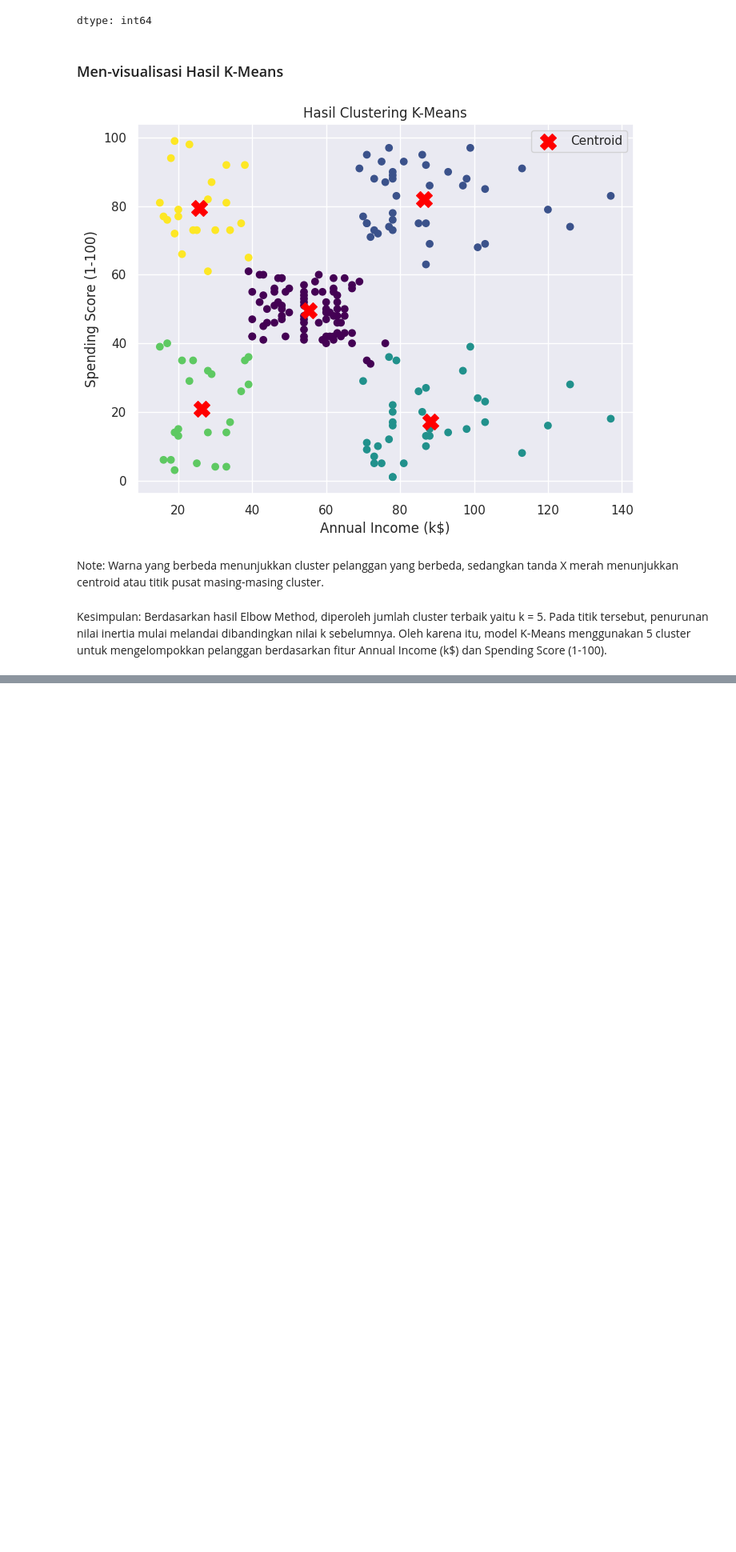
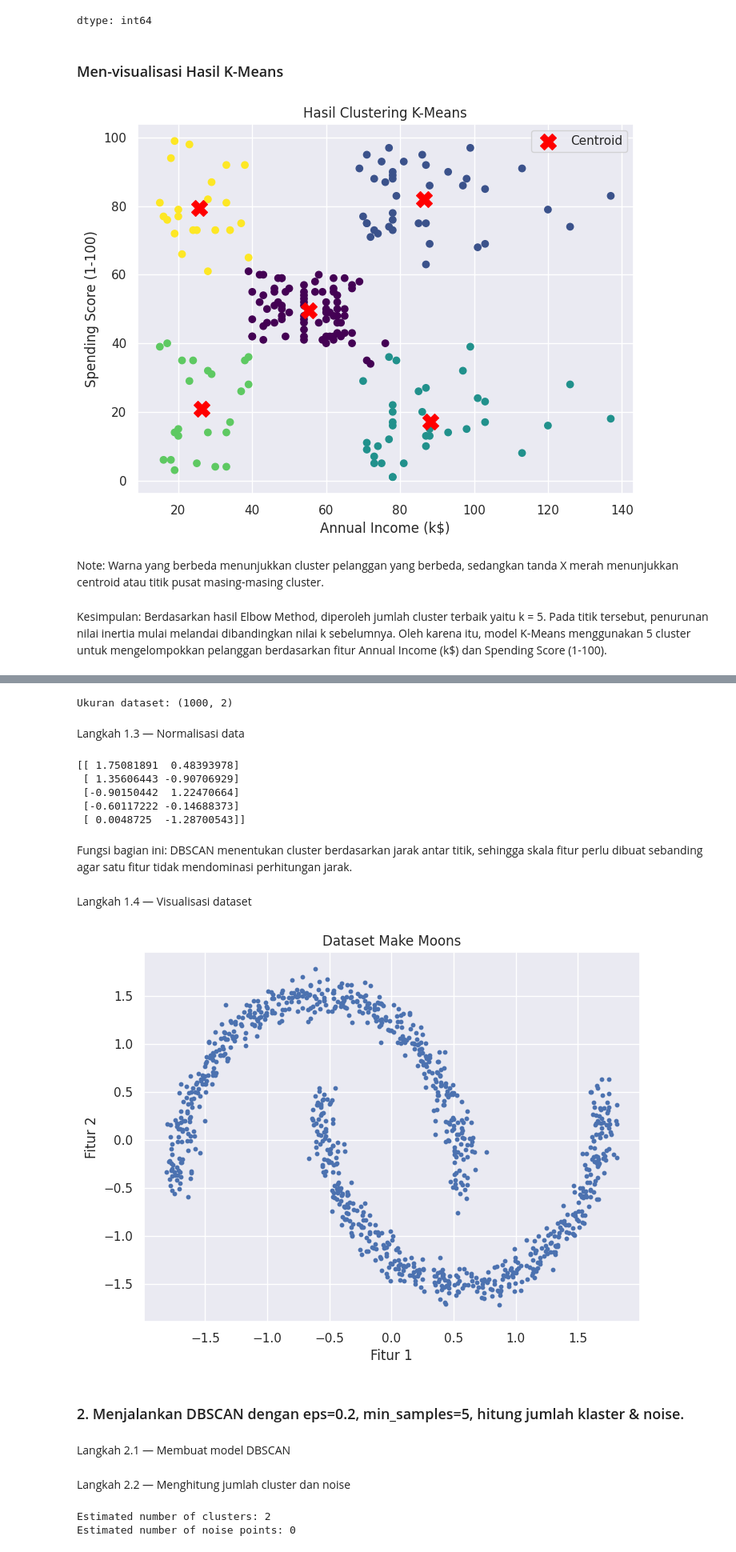
Before and after one commit to EsatovinVictoria/ML_Semester5_EsatovinEbenhaezerVictoria, a Jupyter notebook: Pertemuan_4/JS04_Klasterisasi.ipynb, the cells around one changed output, grey strips where cells are left out. Shown at 80% size. Cells and saved outputs as stored; diff of their text form; code cells hidden in the pictures; blank space fills up the shorter version.

Commit message:
Complete Week 4 Tugas Praktikum DBSCAN

```diff
--- a/Pertemuan_4/JS04_Klasterisasi.ipynb
+++ b/Pertemuan_4/JS04_Klasterisasi.ipynb
@@ -647,0 +665,52 @@ Kesimpulan: Berdasarkan hasil Elbow Method, diperoleh jumlah cluster terbaik yai
+# %%
+# Membuat dataset make_moons sebanyak 1000 sampel dengan noise 0.05
+X, labels_true = make_moons(
+    n_samples=1000,
+    noise=0.05,
+    random_state=0
+)
+
+# Menampilkan ukuran dataset
+print("Ukuran dataset:", X.shape)
+# %% [output]
+Ukuran dataset: (1000, 2)
+# %% [markdown]
+Langkah 1.3 — Normalisasi data
+# %%
+# Melakukan standardisasi agar kedua fitur memiliki skala yang sebanding
+X = StandardScaler().fit_transform(X)
+
+# Menampilkan 5 data pertama setelah standardisasi
+print(X[:5])
+# %% [output]
+[[ 1.75081891  0.48393978]
+ [ 1.35606443 -0.90706929]
+ [-0.90150442  1.22470664]
+ [-0.60117222 -0.14688373]
+ [ 0.0048725  -1.28700543]]
+# %% [markdown]
+Fungsi bagian ini: DBSCAN menentukan cluster berdasarkan jarak antar titik, sehingga skala fitur perlu dibuat sebanding agar satu fitur tidak mendominasi perhitungan jarak.
+# %% [markdown]
+Langkah 1.4 — Visualisasi dataset
+# %%
+# Membuat scatter plot dataset make_moons
+plt.figure(figsize=(8, 6))
+
+# X[:, 0] = fitur pertama dan X[:, 1] = fitur kedua
+plt.scatter(X[:, 0], X[:, 1], s=10)
+
+# Memberikan judul pada grafik
+plt.title('Dataset Make Moons')
+
+# Memberikan nama sumbu
+plt.xlabel('Fitur 1')
+plt.ylabel('Fitur 2')
+
+# Menampilkan grafik
+plt.show()
+# %% [output]
+[figure, added]
+# %% [markdown]
+### 2. Menjalankan DBSCAN dengan eps=0.2, min_samples=5, hitung jumlah klaster & noise.
+# %% [markdown]
+Langkah 2.1 — Membuat model DBSCAN
@@ -647,0 +729,15 @@ Kesimpulan: Berdasarkan hasil Elbow Method, diperoleh jumlah cluster terbaik yai
+# %% [markdown]
+Langkah 2.2 — Menghitung jumlah cluster dan noise
+# %%
+# Menghitung jumlah cluster dan mengabaikan label -1 (noise)
+n_clusters_ = len(set(labels)) - (1 if -1 in labels else 0)
+
+# Menghitung jumlah titik yang memiliki label -1
+n_noise_ = list(labels).count(-1)
+
+# Menampilkan hasil
+print("Estimated number of clusters: %d" % n_clusters_)
+print("Estimated number of noise points: %d" % n_noise_)
+# %% [output]
+Estimated number of clusters: 2
+Estimated number of noise points: 0
```
Also changed, not shown: parts of 27 cells of this notebook.
